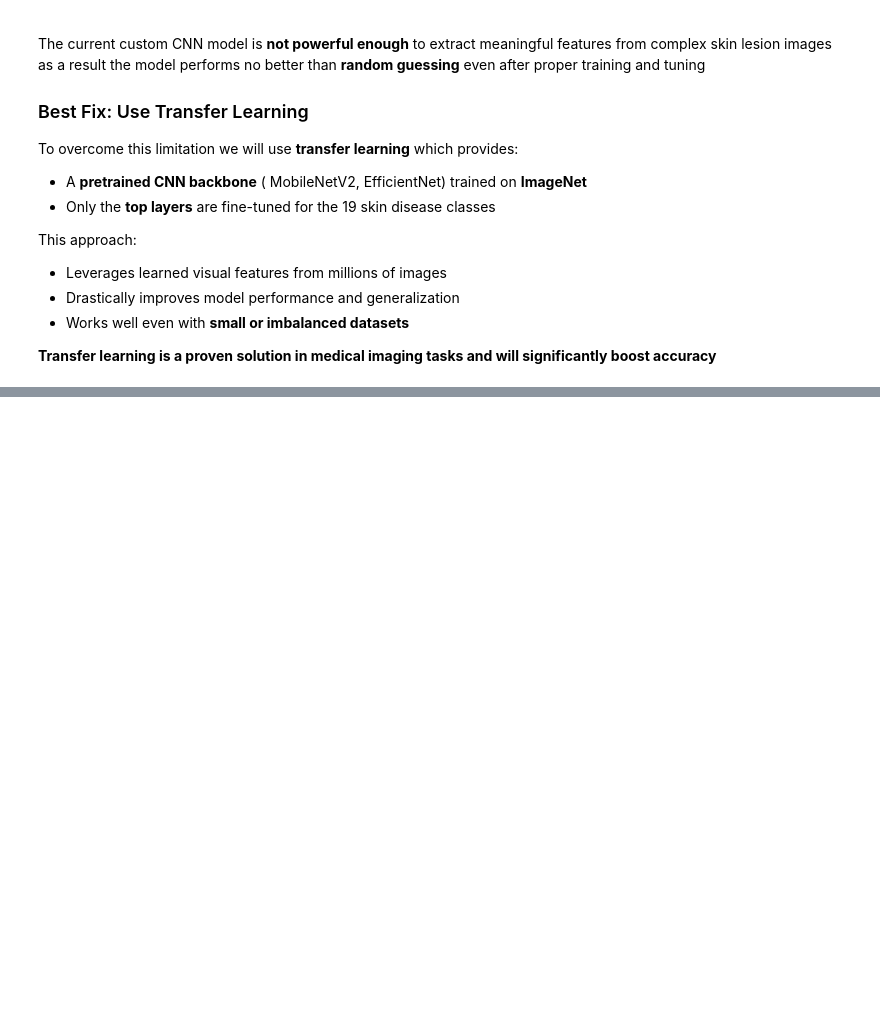
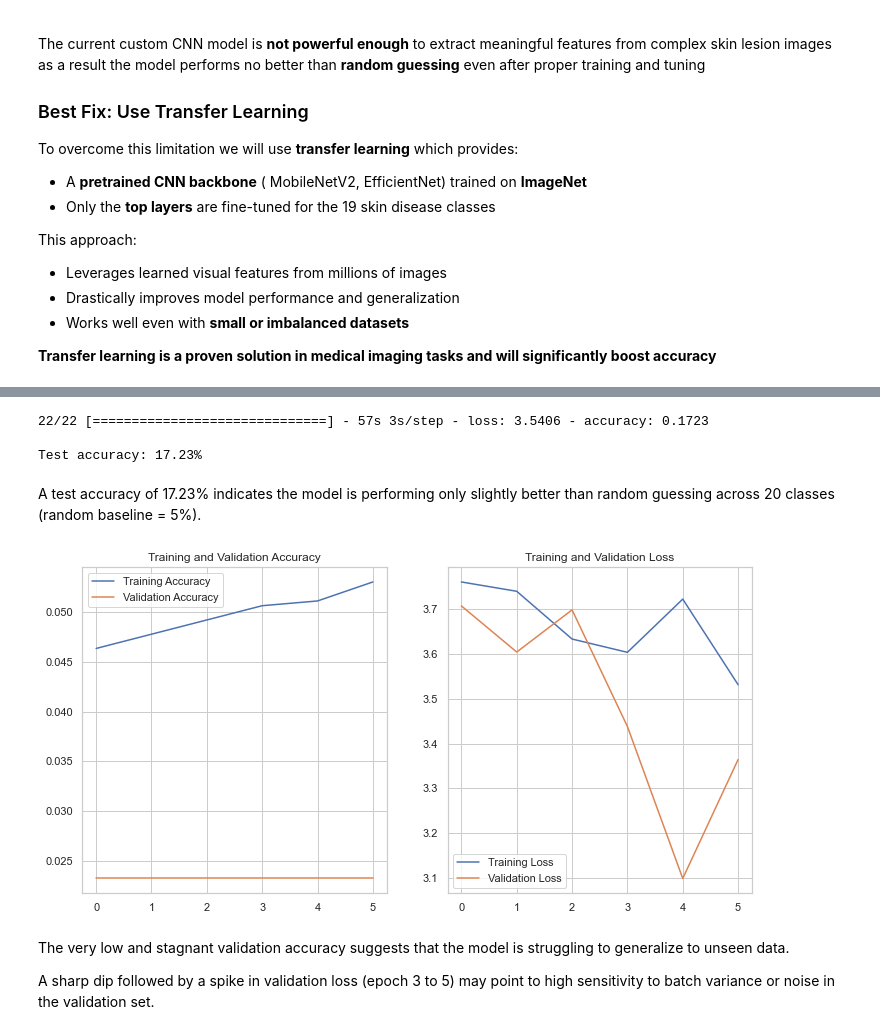
Before and after one commit to ericgiitwa/Skin_Disease_Detection_Project, a Jupyter notebook: Skin_Disease_Detection_Project.ipynb, the cells around one changed output, grey strips where cells are left out. Saved outputs shown, nothing was run; the diff lists cells and outputs as text; code cells hidden in the pictures; blank space fills up the shorter version.

Commit message:
EfficientNetb3 Model

```diff
--- a/Skin_Disease_Detection_Project.ipynb
+++ b/Skin_Disease_Detection_Project.ipynb
@@ -1247,18 +1284,0 @@ reduce_lr = ReduceLROnPlateau(monitor='val_loss', factor=0.3, patience=3, min_lr
-# %%
-history = model.fit(
-    train_loader,
-    validation_data=val_loader,
-    epochs=15
-)
-
-
----------------------------------------------------------------------------
-NameError                                 Traceback (most recent call last)
-<ipython-input-64-d2496a5a0e5f> in <module>
-      1 history = model.fit(
-      2     train_loader,
-----> 3     validation_data=val_loader,
-      4     epochs=15
-      5 )
-
-NameError: name 'val_loader' is not defined
@@ -1323,0 +1285,4 @@ Actinic Keratosis Basal Cell Carcinoma and other Malignant Lesions       0.00
+# %%
+checkpoint = ModelCheckpoint(
+    'best_model.h5', save_best_only=True, monitor='val_accuracy', mode='max'
+)
@@ -1323,0 +1346,47 @@ Actinic Keratosis Basal Cell Carcinoma and other Malignant Lesions       0.00
+# %%
+# Load best saved weights
+effnet_model.load_weights('best_effnet_model.h5')
+
+# Evaluate on test set
+test_loss, test_acc = effnet_model.evaluate(test_generator)
+print(f'\nTest accuracy: {test_acc*100:.2f}%')
+
+# Generate predictions
+y_pred = effnet_model.predict(test_generator)
+y_pred_classes = np.argmax(y_pred, axis=1)
+y_true = test_generator.classes
+# %% [output]
+22/22 [==============================] - 57s 3s/step - loss: 3.5406 - accuracy: 0.1723
+
+Test accuracy: 17.23%
+# %% [markdown]
+A test accuracy of 17.23% indicates the model is performing only slightly better than random guessing across 20 classes (random baseline = 5%).
+# %%
+# Plot training history
+def plot_history(history):
+    acc = history.history['accuracy']
+    val_acc = history.history['val_accuracy']
+    loss = history.history['loss']
+    val_loss = history.history['val_loss']
+
+    plt.figure(figsize=(12, 6))
+    plt.subplot(1, 2, 1)
+    plt.plot(acc, label='Training Accuracy')
+    plt.plot(val_acc, label='Validation Accuracy')
+    plt.legend()
+    plt.title('Training and Validation Accuracy')
+
+    plt.subplot(1, 2, 2)
+    plt.plot(loss, label='Training Loss')
+    plt.plot(val_loss, label='Validation Loss')
+    plt.legend()
+    plt.title('Training and Validation Loss')
+    plt.show()
+
+plot_history(history_fine)
+# %% [output]
+[figure, added]
+# %% [markdown]
+The very low and stagnant validation accuracy suggests that the model is struggling to generalize to unseen data.
+
+A sharp dip followed by a spike in validation loss (epoch 3 to 5) may point to high sensitivity to batch variance or noise in the validation set.
```
Also changed, not shown: parts of 23 cells of this notebook.
